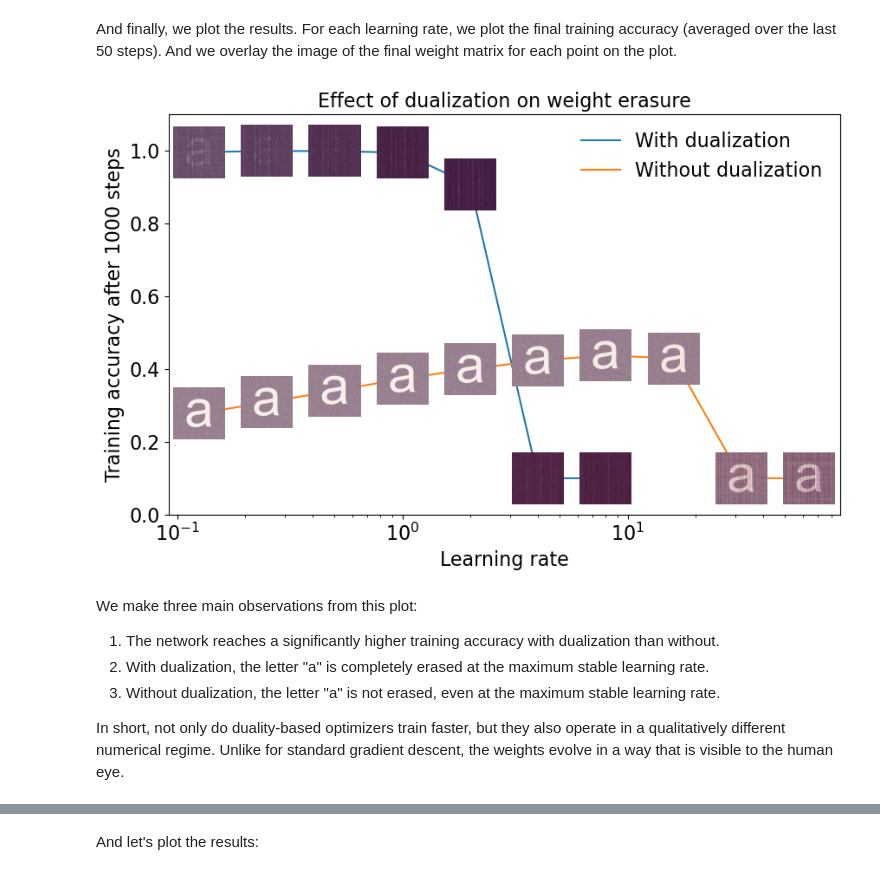
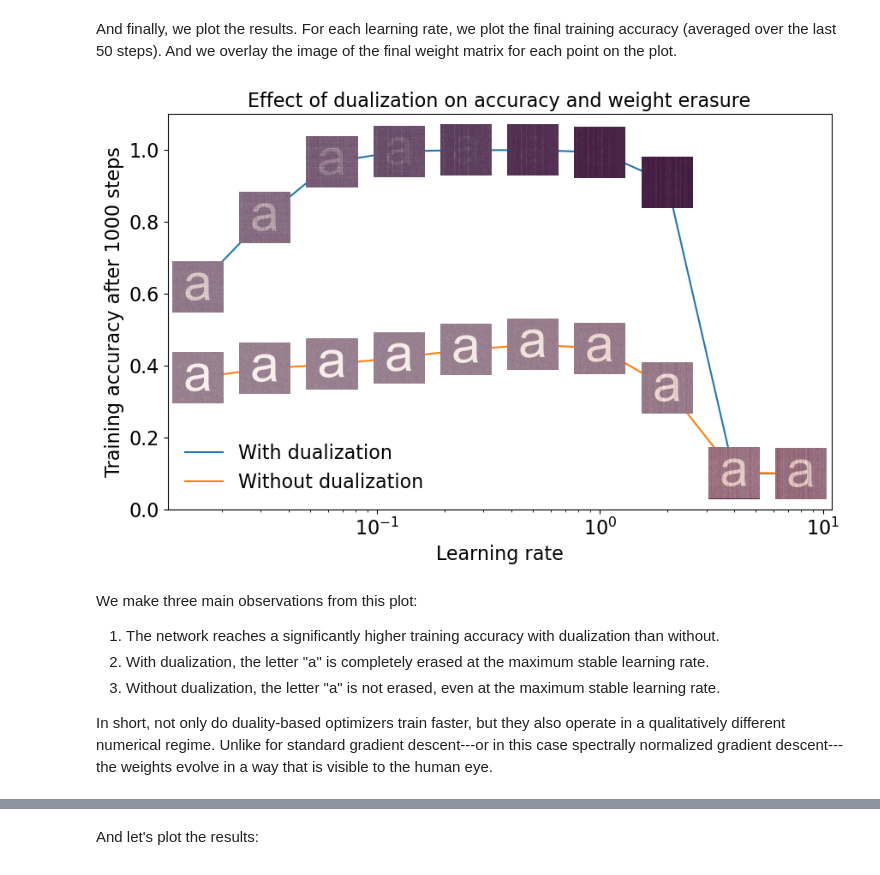
Before and after one commit to phess2/lipschitz-transformers, a Jupyter notebook: examples/weight-erasure.ipynb, the cells around one changed output, grey strips where cells are left out. Drawn from its saved outputs; the diff is of its cells as text; code cells hidden in the pictures.

Commit message:
spec-norm non-dualize

```diff
--- a/examples/weight-erasure.ipynb
+++ b/examples/weight-erasure.ipynb
@@ -120,4 +120,15 @@ First, we set up the training loop. We train for a given number of steps and rec
 # %%
+def spec_norm(M, num_steps=20):
+    v = jax.random.normal(jax.random.PRNGKey(0), (M.shape[1],))
+
+    for _ in range(num_steps):
+        u = M @ v
+        u = u / jnp.linalg.norm(u)
+        v = M.T @ u
+        v = v / jnp.linalg.norm(v)
+
+    return jnp.linalg.norm(M @ v)
+
 def train(module, w, steps, lr, batch_size, dualize=True):
 
     error = modula.error.SquareError()
@@ -139,7 +150,8 @@ def train(module, w, steps, lr, batch_size, dualize=True):
         if dualize:
             d_w = module.dualize(grad_w)
         else:
-            d_w = grad_w
+            # divide by 3 since module.dualize also does so for 3 layer MLP
+            d_w = [g / spec_norm(g) / 3 for g in grad_w]
 
         w = [weight - lr * d_weight for weight, d_weight in zip(w, d_w)]
 
@@ -158,7 +170,7 @@ from tqdm.notebook import tqdm
 batch_size = 1024
 steps = 1001
 
-lr_list = [2**i for i in range(-7,7)]
+lr_list = [2**i for i in range(-6,4)]
 
 results = {}
 
@@ -173,61 +185,58 @@ Running experiments with dualize = False
 # %% [markdown]
 And finally, we plot the results. For each learning rate, we plot the final training accuracy (averaged over the last 50 steps). And we overlay the image of the final weight matrix for each point on the plot.
 # %%
-lr_list_dual = [2**i for i in range(-3,4)]
-lr_list_nodual = [2**i for i in range(-3,7)]
-
 # Extract final accuracies and weights for each learning rate and dualize setting
-final_accs_dual = [jnp.mean(results[True, lr][2][-50:]) for lr in lr_list_dual]
-final_accs_nodual = [jnp.mean(results[False, lr][2][-50:]) for lr in lr_list_nodual]
-final_weights_dual = [results[True, lr][0][1] for lr in lr_list_dual]
-final_weights_nodual = [results[False, lr][0][1] for lr in lr_list_nodual]
+final_accs_dual = [jnp.mean(results[True, lr][2][-50:]) for lr in lr_list]
+final_accs_nodual = [jnp.mean(results[False, lr][2][-50:]) for lr in lr_list]
+final_weights_dual = [results[True, lr][0][1] for lr in lr_list]
+final_weights_nodual = [results[False, lr][0][1] for lr in lr_list]
 
 # Create figure with two subplots - main plot and small weight matrices
 fig = plt.figure(figsize=(10, 6))
 main_ax = plt.gca()
 
 # Plot main accuracy curves
-main_ax.plot(lr_list_dual, final_accs_dual, label='With dualization')
-main_ax.plot(lr_list_nodual, final_accs_nodual, label='Without dualization')
+main_ax.plot(lr_list, final_accs_dual, label='With dualization')
+main_ax.plot(lr_list, final_accs_nodual, label='Without dualization')
 main_ax.set_xscale('log')
 main_ax.set_ylim(0.0, 1.1)
 
 # Add small weight matrix plots at each point
-for i, (lr, acc) in enumerate(zip(lr_list_dual, final_accs_dual)):
+for i, (lr, acc) in enumerate(zip(lr_list, final_accs_dual)):
     lr_disp, acc_disp = main_ax.transData.transform((lr, acc))
     lr_fig, acc_fig = fig.transFigure.inverted().transform((lr_disp, acc_disp))
     inset = fig.add_axes([lr_fig - 0.05, acc_fig - 0.05, 0.1, 0.1])
     inset.imshow(final_weights_dual[i], cmap='RdBu', vmin=vmin, vmax=vmax)
     inset.axis('off')
 
-for i, (lr, acc) in enumerate(zip(lr_list_nodual, final_accs_nodual)):
+for i, (lr, acc) in enumerate(zip(lr_list, final_accs_nodual)):
     lr_disp, acc_disp = main_ax.transData.transform((lr, acc))
     lr_fig, acc_fig = fig.transFigure.inverted().transform((lr_disp, acc_disp))
     inset = fig.add_axes([lr_fig - 0.05, acc_fig - 0.05, 0.1, 0.1])
     inset.imshow(final_weights_nodual[i], cmap='RdBu', vmin=vmin, vmax=vmax)
     inset.axis('off')
 
 main_ax.set_xlabel('Learning rate')
 main_ax.set_ylabel('Training accuracy after 1000 steps')
-main_ax.set_title('Effect of dualization on weight erasure')
+main_ax.set_title('Effect of dualization on accuracy and weight erasure')
 
 plt.rcParams.update({'font.size': 16})
 main_ax.tick_params(labelsize=16)
 main_ax.xaxis.label.set_size(16)
 main_ax.yaxis.label.set_size(16)
 main_ax.title.set_size(16)
-main_ax.legend(loc='upper right', frameon=False, fontsize=16)
+main_ax.legend(loc='lower left', frameon=False, fontsize=16)
 
 plt.show()
 # %% [output]
-[figure, old version]
+[figure, new version]
 # %% [markdown]
 We make three main observations from this plot:
 1. The network reaches a significantly higher training accuracy with dualization than without.
 2. With dualization, the letter "a" is completely erased at the maximum stable learning rate.
 3. Without dualization, the letter "a" is not erased, even at the maximum stable learning rate.
 
-In short, not only do duality-based optimizers train faster, but they also operate in a qualitatively different numerical regime. Unlike for standard gradient descent, the weights evolve in a way that is visible to the human eye.
+In short, not only do duality-based optimizers train faster, but they also operate in a qualitatively different numerical regime. Unlike for standard gradient descent---or in this case spectrally normalized gradient descent---the weights evolve in a way that is visible to the human eye.
 # %% [markdown]
 ## Interpretation via the stable rank
 
```
Also changed, not shown: parts of 3 cells of this notebook.
